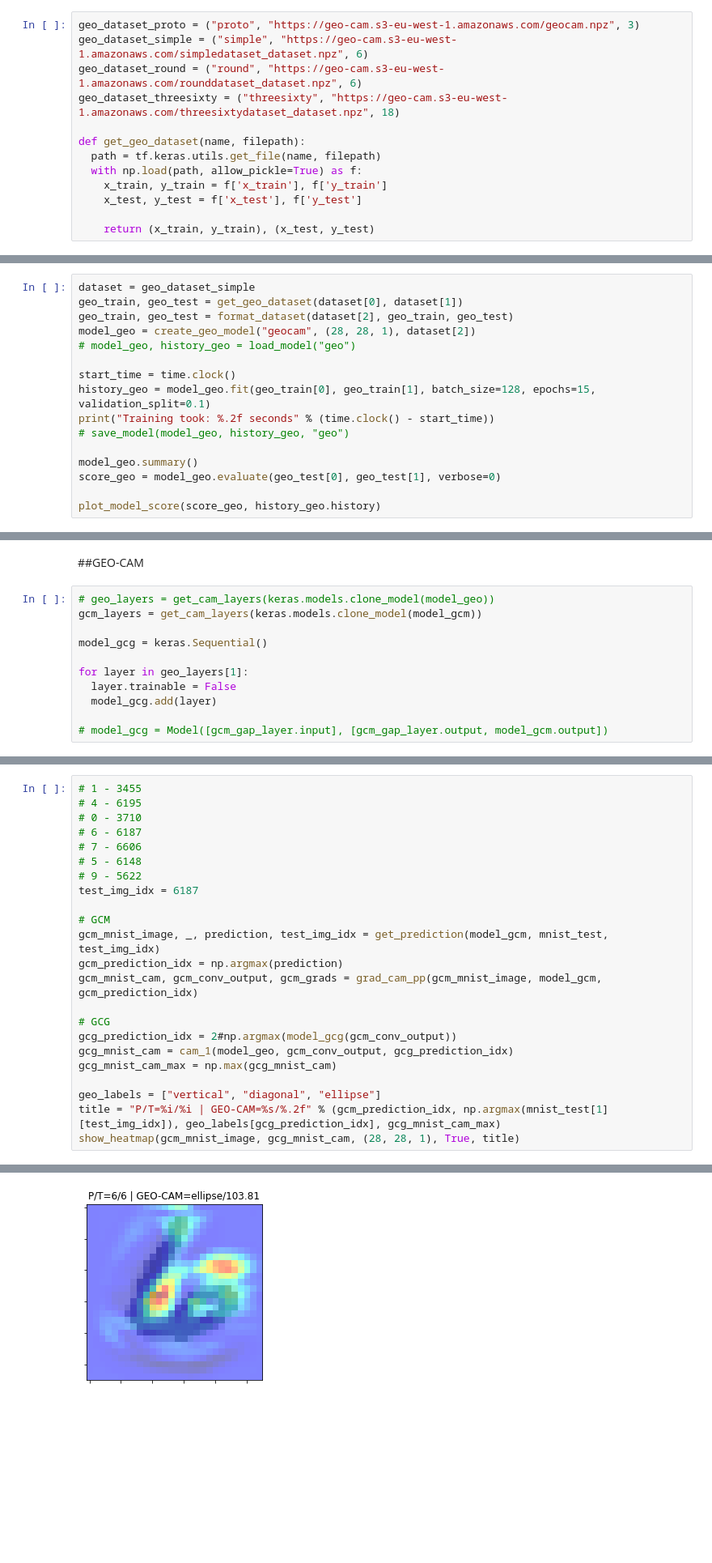
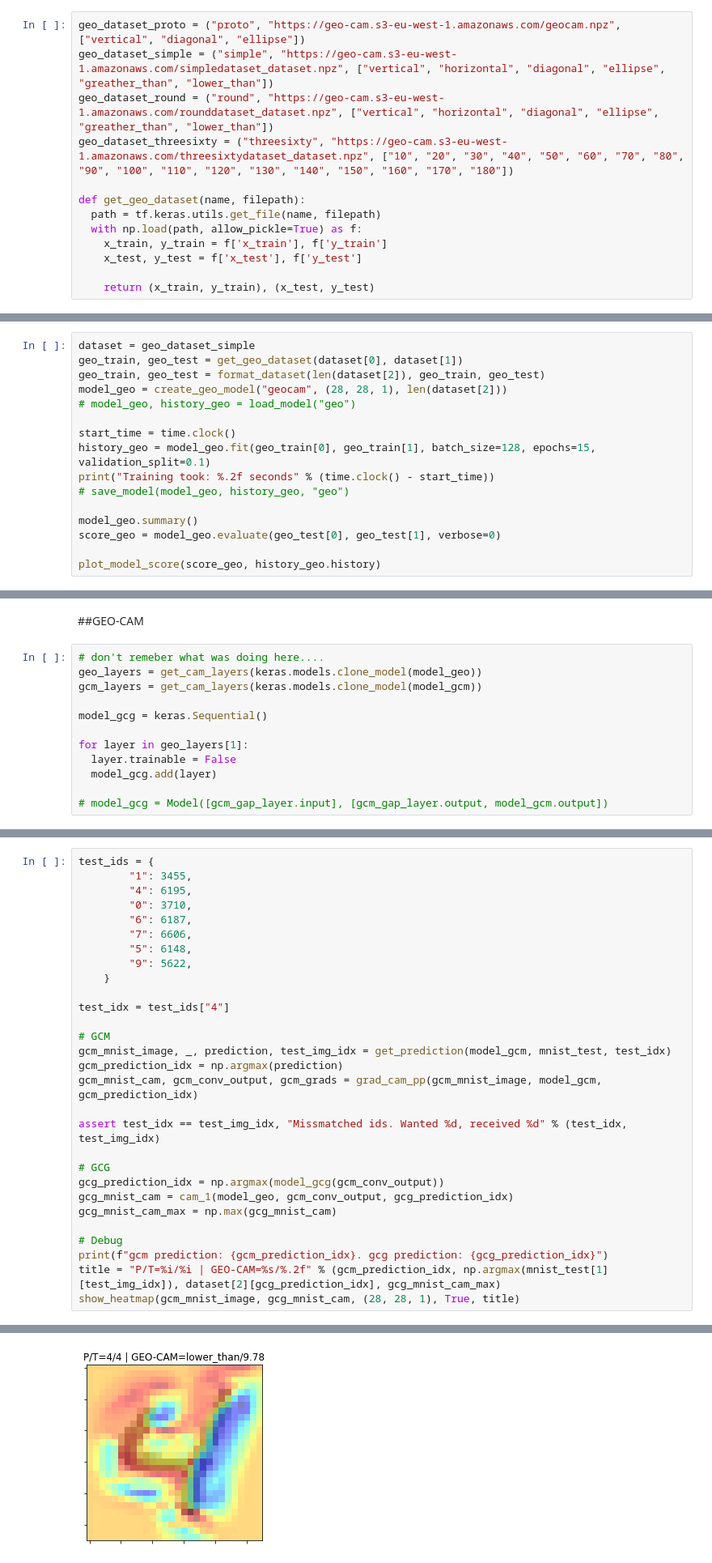
Before and after one commit to fsilvestrim/thesis, a Jupyter notebook: Geo_Cam.ipynb, the cells around one changed output, grey strips where cells are left out. Shown: that part at 81% size. Cells and saved outputs as stored; diff of their text form; blank space fills up the shorter version.

```diff
--- a/Geo_Cam.ipynb
+++ b/Geo_Cam.ipynb
@@ -228,10 +228,10 @@ show_prediction(image, label, prediction)
 # %% [markdown]
 #GEO
 # %%
-geo_dataset_proto = ("proto", "https://geo-cam.s3-eu-west-1.amazonaws.com/geocam.npz", 3)
-geo_dataset_simple = ("simple", "https://geo-cam.s3-eu-west-1.amazonaws.com/simpledataset_dataset.npz", 6)
-geo_dataset_round = ("round", "https://geo-cam.s3-eu-west-1.amazonaws.com/rounddataset_dataset.npz", 6)
-geo_dataset_threesixty = ("threesixty", "https://geo-cam.s3-eu-west-1.amazonaws.com/threesixtydataset_dataset.npz", 18)
+geo_dataset_proto = ("proto", "https://geo-cam.s3-eu-west-1.amazonaws.com/geocam.npz", ["vertical", "diagonal", "ellipse"])
+geo_dataset_simple = ("simple", "https://geo-cam.s3-eu-west-1.amazonaws.com/simpledataset_dataset.npz", ["vertical", "horizontal", "diagonal", "ellipse", "greather_than", "lower_than"])
+geo_dataset_round = ("round", "https://geo-cam.s3-eu-west-1.amazonaws.com/rounddataset_dataset.npz", ["vertical", "horizontal", "diagonal", "ellipse", "greather_than", "lower_than"])
+geo_dataset_threesixty = ("threesixty", "https://geo-cam.s3-eu-west-1.amazonaws.com/threesixtydataset_dataset.npz", ["10", "20", "30", "40", "50", "60", "70", "80", "90", "100", "110", "120", "130", "140", "150", "160", "170", "180"])
 
 def get_geo_dataset(name, filepath):
   path = tf.keras.utils.get_file(name, filepath)
@@ -267,8 +267,8 @@ def create_geo_model(name, input_shape, num_classes):
 # %%
 dataset = geo_dataset_simple
 geo_train, geo_test = get_geo_dataset(dataset[0], dataset[1])
-geo_train, geo_test = format_dataset(dataset[2], geo_train, geo_test)
-model_geo = create_geo_model("geocam", (28, 28, 1), dataset[2])
+geo_train, geo_test = format_dataset(len(dataset[2]), geo_train, geo_test)
+model_geo = create_geo_model("geocam", (28, 28, 1), len(dataset[2]))
 # model_geo, history_geo = load_model("geo")
 
 start_time = time.clock()
@@ -367,7 +385,8 @@ Epoch 9/20
 # %% [markdown]
 ##GEO-CAM
 # %%
-# geo_layers = get_cam_layers(keras.models.clone_model(model_geo))
+# don't remeber what was doing here....
+geo_layers = get_cam_layers(keras.models.clone_model(model_geo))
 gcm_layers = get_cam_layers(keras.models.clone_model(model_gcm))
 
 model_gcg = keras.Sequential()
@@ -419,26 +438,32 @@ def cam_1(model, conv_outputs, prediction_idx):
 
   return cam
 # %%
-# 1 - 3455
-# 4 - 6195
-# 0 - 3710
-# 6 - 6187
-# 7 - 6606
-# 5 - 6148
-# 9 - 5622
-test_img_idx = 6187
+test_ids = {
+        "1": 3455,
+        "4": 6195,
+        "0": 3710,
+        "6": 6187,
+        "7": 6606,
+        "5": 6148,
+        "9": 5622,
+    }
+
+test_idx = test_ids["4"]
 
 # GCM
-gcm_mnist_image, _, prediction, test_img_idx = get_prediction(model_gcm, mnist_test, test_img_idx)
+gcm_mnist_image, _, prediction, test_img_idx = get_prediction(model_gcm, mnist_test, test_idx)
 gcm_prediction_idx = np.argmax(prediction)
 gcm_mnist_cam, gcm_conv_output, gcm_grads = grad_cam_pp(gcm_mnist_image, model_gcm, gcm_prediction_idx)
 
+assert test_idx == test_img_idx, "Missmatched ids. Wanted %d, received %d" % (test_idx, test_img_idx)
+
 # GCG
-gcg_prediction_idx = 2#np.argmax(model_gcg(gcm_conv_output))
+gcg_prediction_idx = np.argmax(model_gcg(gcm_conv_output))
 gcg_mnist_cam = cam_1(model_geo, gcm_conv_output, gcg_prediction_idx)
 gcg_mnist_cam_max = np.max(gcg_mnist_cam)
 
-geo_labels = ["vertical", "diagonal", "ellipse"]
-title = "P/T=%i/%i | GEO-CAM=%s/%.2f" % (gcm_prediction_idx, np.argmax(mnist_test[1][test_img_idx]), geo_labels[gcg_prediction_idx], gcg_mnist_cam_max)
+# Debug
+print(f"gcm prediction: {gcm_prediction_idx}. gcg prediction: {gcg_prediction_idx}")
+title = "P/T=%i/%i | GEO-CAM=%s/%.2f" % (gcm_prediction_idx, np.argmax(mnist_test[1][test_img_idx]), dataset[2][gcg_prediction_idx], gcg_mnist_cam_max)
 show_heatmap(gcm_mnist_image, gcg_mnist_cam, (28, 28, 1), True, title)
 # %% [output]
@@ -445 +471 @@ show_heatmap(gcm_mnist_image, gcg_mnist_cam, (28, 28, 1), True, title)
-[figure, old version]
+[figure, new version]
```
Also changed, not shown: parts of 2 cells of this notebook.
